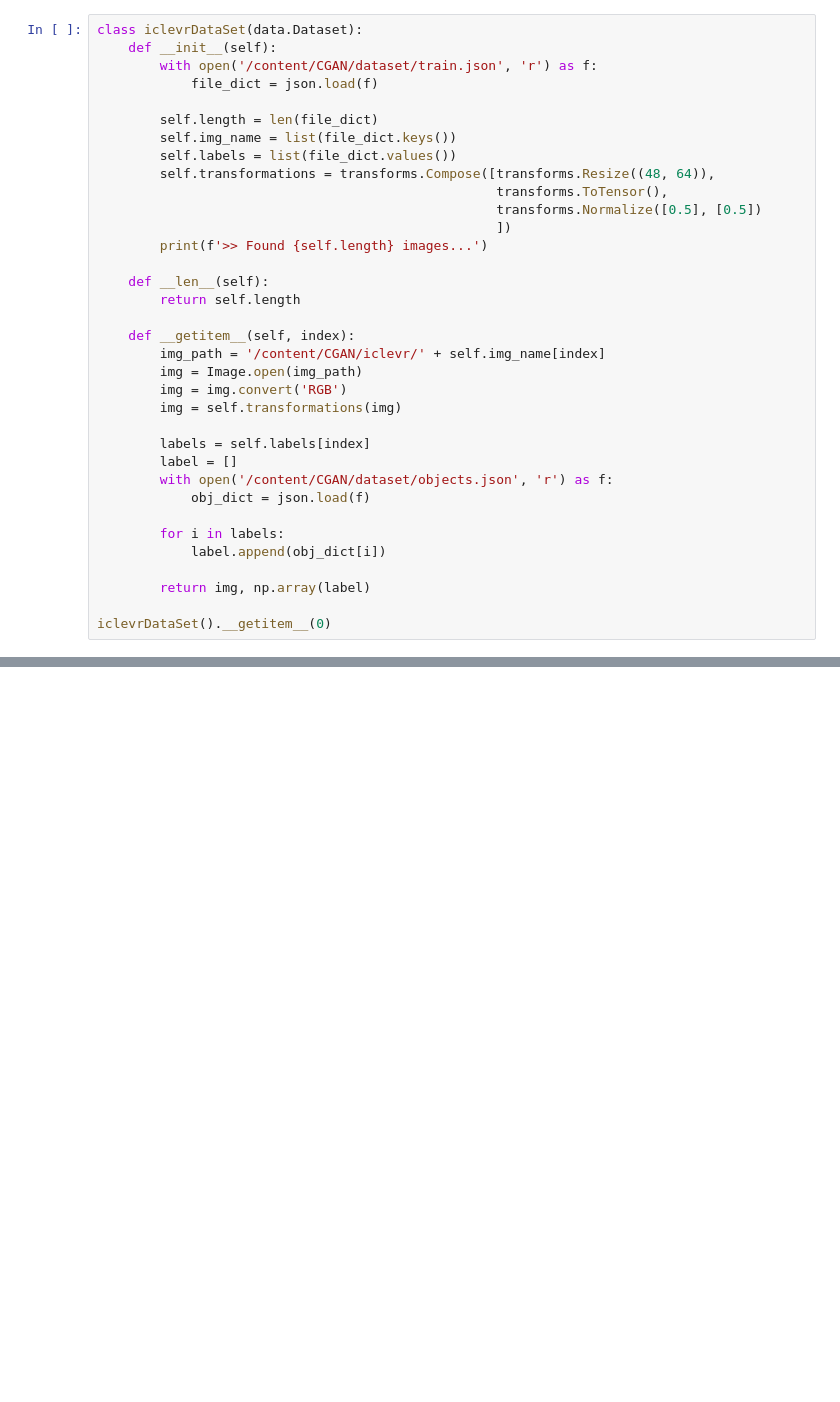
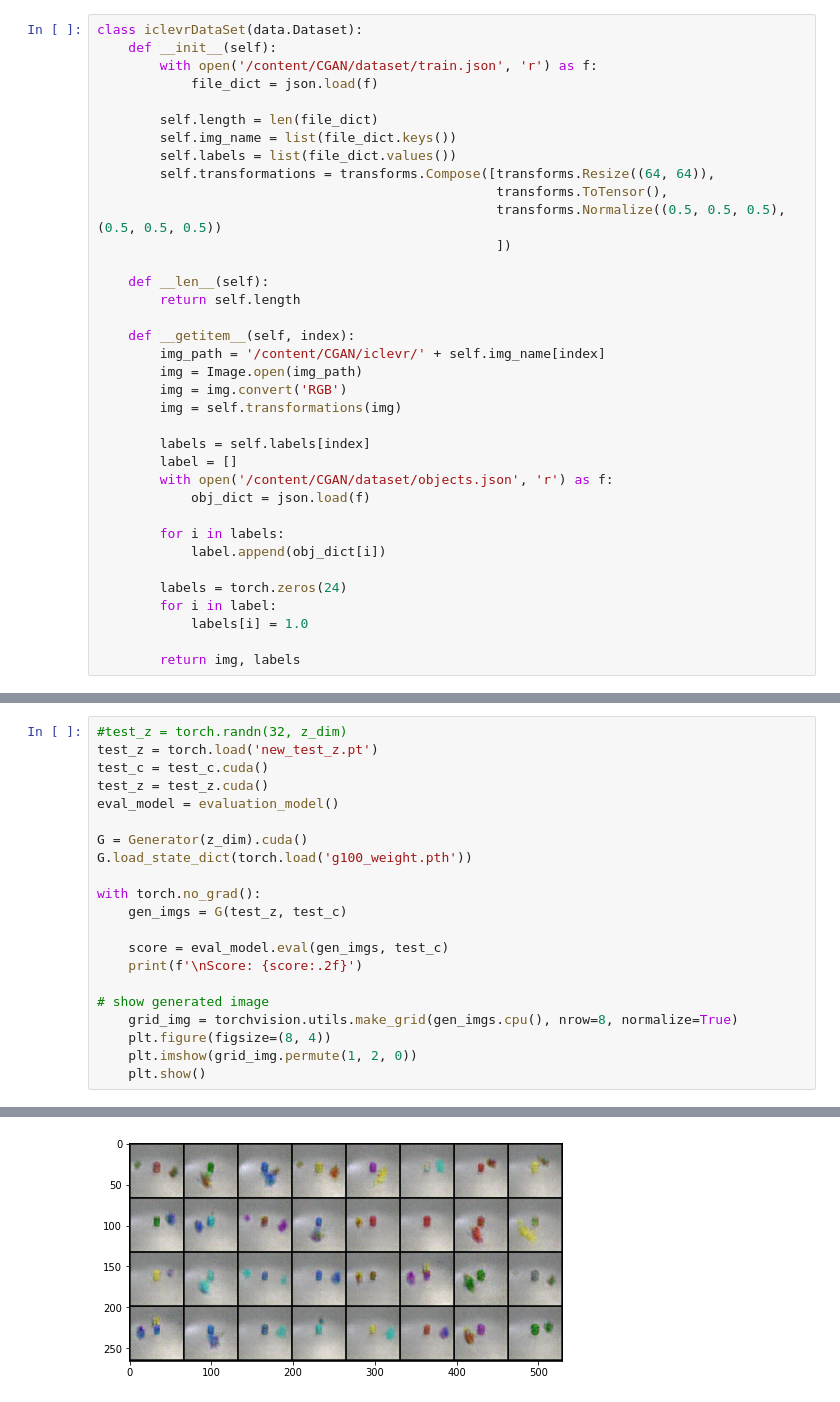
Before and after one commit to 110805/CGAN, a Jupyter notebook: CGAN.ipynb, the cells around one changed output, grey strips where cells are left out. Drawn from its saved outputs; the diff is of its cells as text; blank space fills up the shorter version.

```diff
--- a/CGAN.ipynb
+++ b/CGAN.ipynb
@@ -31,11 +33,10 @@ class iclevrDataSet(data.Dataset):
         self.length = len(file_dict)
         self.img_name = list(file_dict.keys())
         self.labels = list(file_dict.values())
-        self.transformations = transforms.Compose([transforms.Resize((48, 64)),
+        self.transformations = transforms.Compose([transforms.Resize((64, 64)),
                                                    transforms.ToTensor(),
-                                                   transforms.Normalize([0.5], [0.5])
+                                                   transforms.Normalize((0.5, 0.5, 0.5), (0.5, 0.5, 0.5))
                                                    ])
-        print(f'>> Found {self.length} images...')
 
     def __len__(self):
         return self.length
@@ -54,6 +55,8 @@ class iclevrDataSet(data.Dataset):
         for i in labels:
             label.append(obj_dict[i])
 
-        return img, np.array(label)
+        labels = torch.zeros(24)
+        for i in label:
+            labels[i] = 1.0
 
-iclevrDataSet().__getitem__(0)
+        return img, labels
@@ -78,0 +299,22 @@ iclevrDataSet().__getitem__(0)
+# %%
+#test_z = torch.randn(32, z_dim)
+test_z = torch.load('new_test_z.pt')
+test_c = test_c.cuda()
+test_z = test_z.cuda()
+eval_model = evaluation_model()
+
+G = Generator(z_dim).cuda()
+G.load_state_dict(torch.load('g100_weight.pth'))
+
+with torch.no_grad():
+    gen_imgs = G(test_z, test_c)
+
+    score = eval_model.eval(gen_imgs, test_c)
+    print(f'\nScore: {score:.2f}')
+
+# show generated image
+    grid_img = torchvision.utils.make_grid(gen_imgs.cpu(), nrow=8, normalize=True)
+    plt.figure(figsize=(8, 4))
+    plt.imshow(grid_img.permute(1, 2, 0))
+    plt.show()
+# %% [output]
@@ -78,0 +322 @@ iclevrDataSet().__getitem__(0)
+[figure, added]
```
Also changed, not shown: parts of 8 cells of this notebook.
